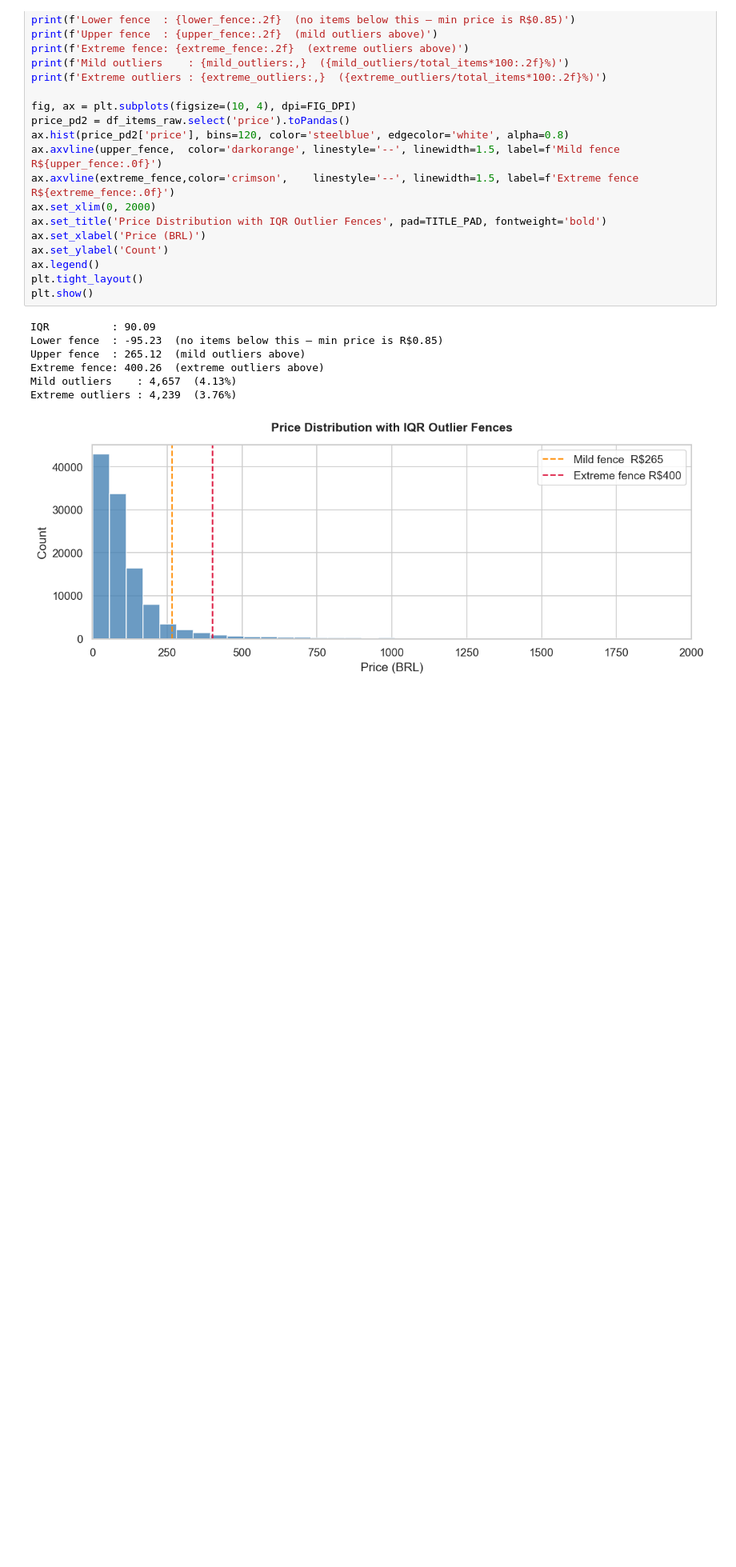
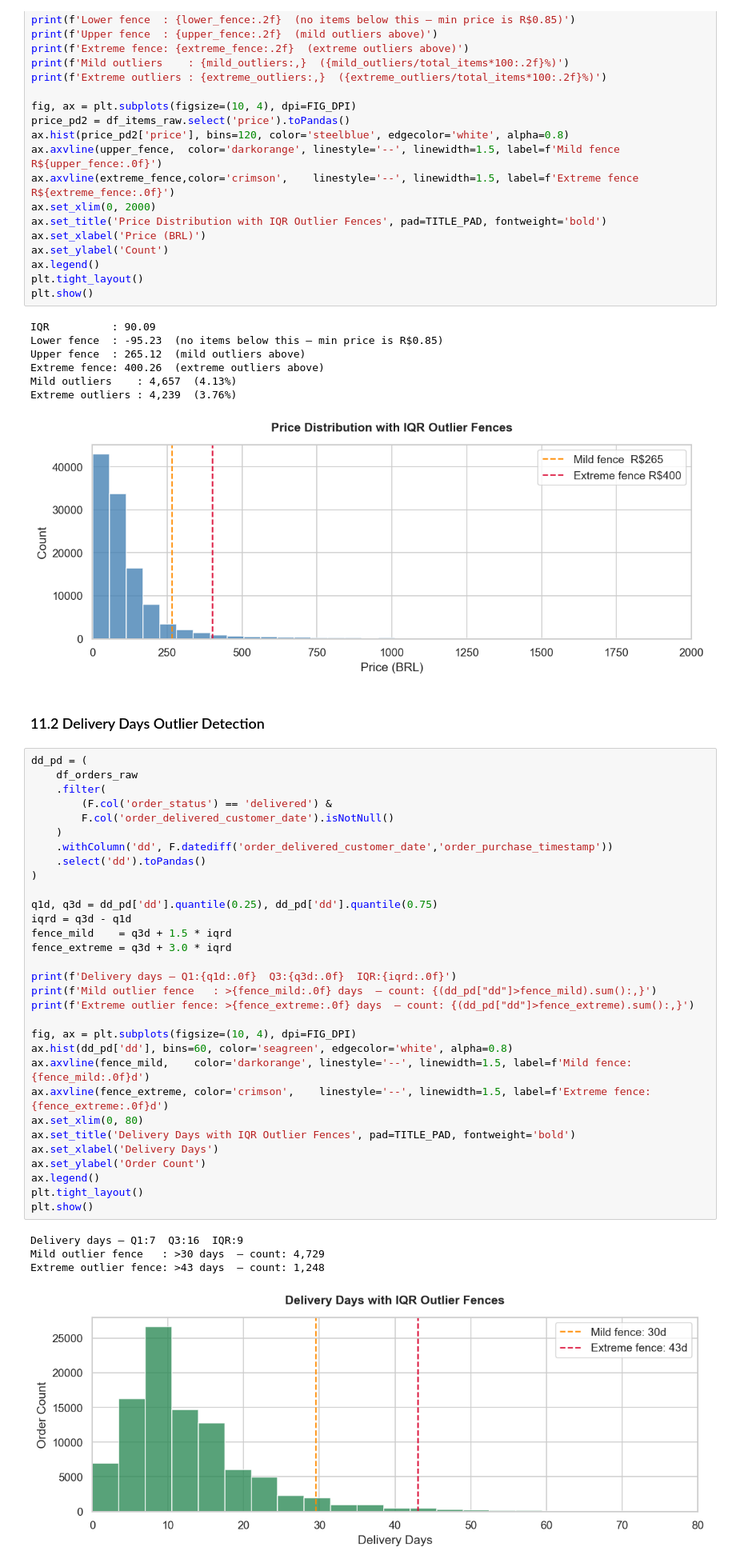
Before and after one commit to Malinda1/ecommerce-recommendation-spark, a Jupyter notebook: notebooks/01_data_loading_cleaning.ipynb, the cells around one changed output. Shown at 80% size. Cells and saved outputs as stored; diff of their text form; blank space fills up the shorter version.

Commit message:
Created plot show delivery days outilers

```diff
--- a/notebooks/01_data_loading_cleaning.ipynb
+++ b/notebooks/01_data_loading_cleaning.ipynb
@@ -824,3 +824,41 @@ Extreme fence: 400.26  (extreme outliers above)
 Mild outliers    : 4,657  (4.13%)
 Extreme outliers : 4,239  (3.76%)
 [figure]
+# %% [markdown]
+### 11.2 Delivery Days Outlier Detection
+# %%
+dd_pd = (
+    df_orders_raw
+    .filter(
+        (F.col('order_status') == 'delivered') &
+        F.col('order_delivered_customer_date').isNotNull()
+    )
+    .withColumn('dd', F.datediff('order_delivered_customer_date','order_purchase_timestamp'))
+    .select('dd').toPandas()
+)
+
+q1d, q3d = dd_pd['dd'].quantile(0.25), dd_pd['dd'].quantile(0.75)
+iqrd = q3d - q1d
+fence_mild    = q3d + 1.5 * iqrd
+fence_extreme = q3d + 3.0 * iqrd
+
+print(f'Delivery days — Q1:{q1d:.0f}  Q3:{q3d:.0f}  IQR:{iqrd:.0f}')
+print(f'Mild outlier fence   : >{fence_mild:.0f} days  — count: {(dd_pd["dd"]>fence_mild).sum():,}')
+print(f'Extreme outlier fence: >{fence_extreme:.0f} days  — count: {(dd_pd["dd"]>fence_extreme).sum():,}')
+
+fig, ax = plt.subplots(figsize=(10, 4), dpi=FIG_DPI)
+ax.hist(dd_pd['dd'], bins=60, color='seagreen', edgecolor='white', alpha=0.8)
+ax.axvline(fence_mild,    color='darkorange', linestyle='--', linewidth=1.5, label=f'Mild fence: {fence_mild:.0f}d')
+ax.axvline(fence_extreme, color='crimson',    linestyle='--', linewidth=1.5, label=f'Extreme fence: {fence_extreme:.0f}d')
+ax.set_xlim(0, 80)
+ax.set_title('Delivery Days with IQR Outlier Fences', pad=TITLE_PAD, fontweight='bold')
+ax.set_xlabel('Delivery Days')
+ax.set_ylabel('Order Count')
+ax.legend()
+plt.tight_layout()
+plt.show()
+# %% [output]
+Delivery days — Q1:7  Q3:16  IQR:9
+Mild outlier fence   : >30 days  — count: 4,729
+Extreme outlier fence: >43 days  — count: 1,248
+[figure, added]
```
